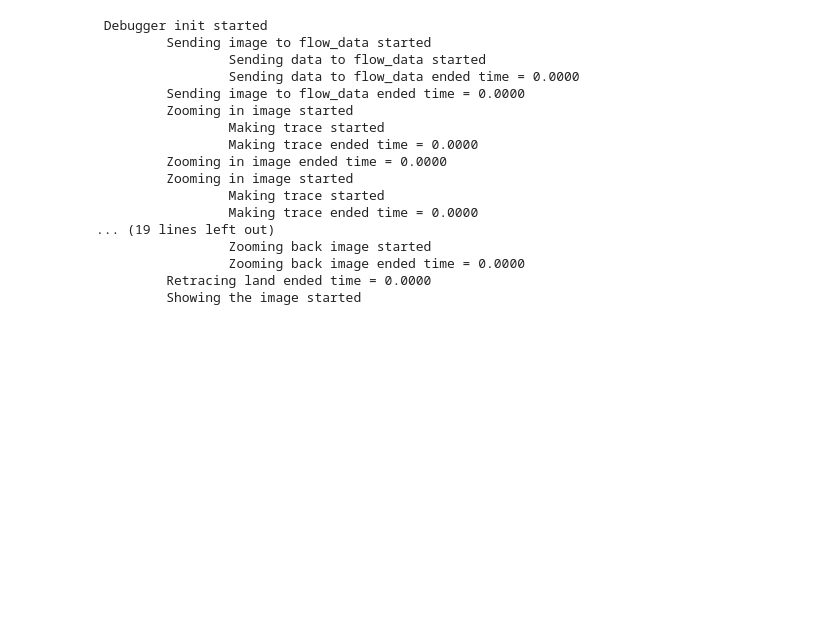
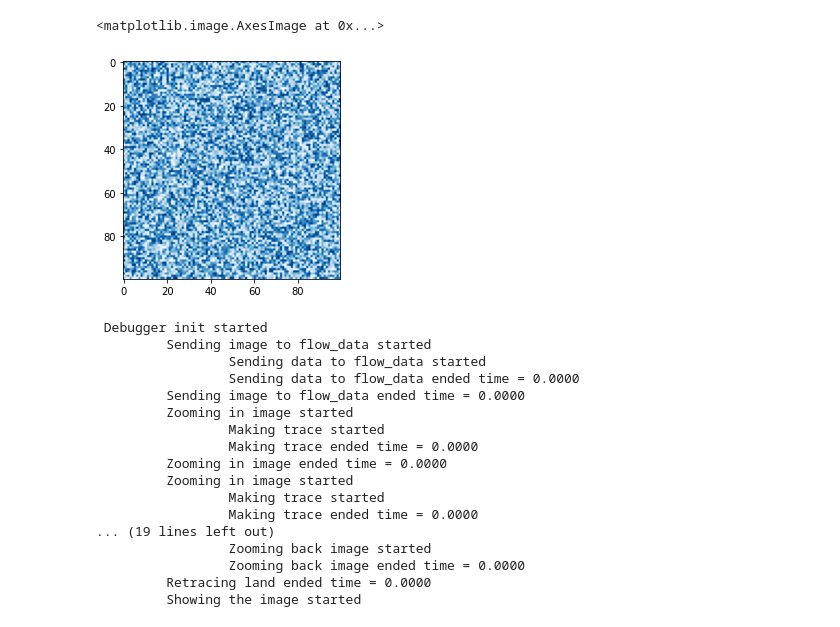
Before and after one commit to bateni1380/landpy, a Jupyter notebook: CodeFlow.ipynb, the cells around one changed output. Saved outputs shown, nothing was run; the diff lists cells and outputs as text; code cells hidden in the pictures; blank space fills up the shorter version.

```diff
--- a/CodeFlow.ipynb
+++ b/CodeFlow.ipynb
@@ -8,6 +8,18 @@ from PIL import Image
 import numpy as np
 import time
 import matplotlib.pylab as plt
+# %%
+import numpy as np
+import matplotlib.pyplot as plt
+
+#plt.imshow(np.random)
+
+x = np.random.random([100,100])
+
+plt.imshow(x, cmap='Blues')
+# %% [output]
+<matplotlib.image.AxesImage at 0x...>
+[figure, added]
 # %%
 import inspect
 import time
```
Also changed, not shown: 1 other file.
